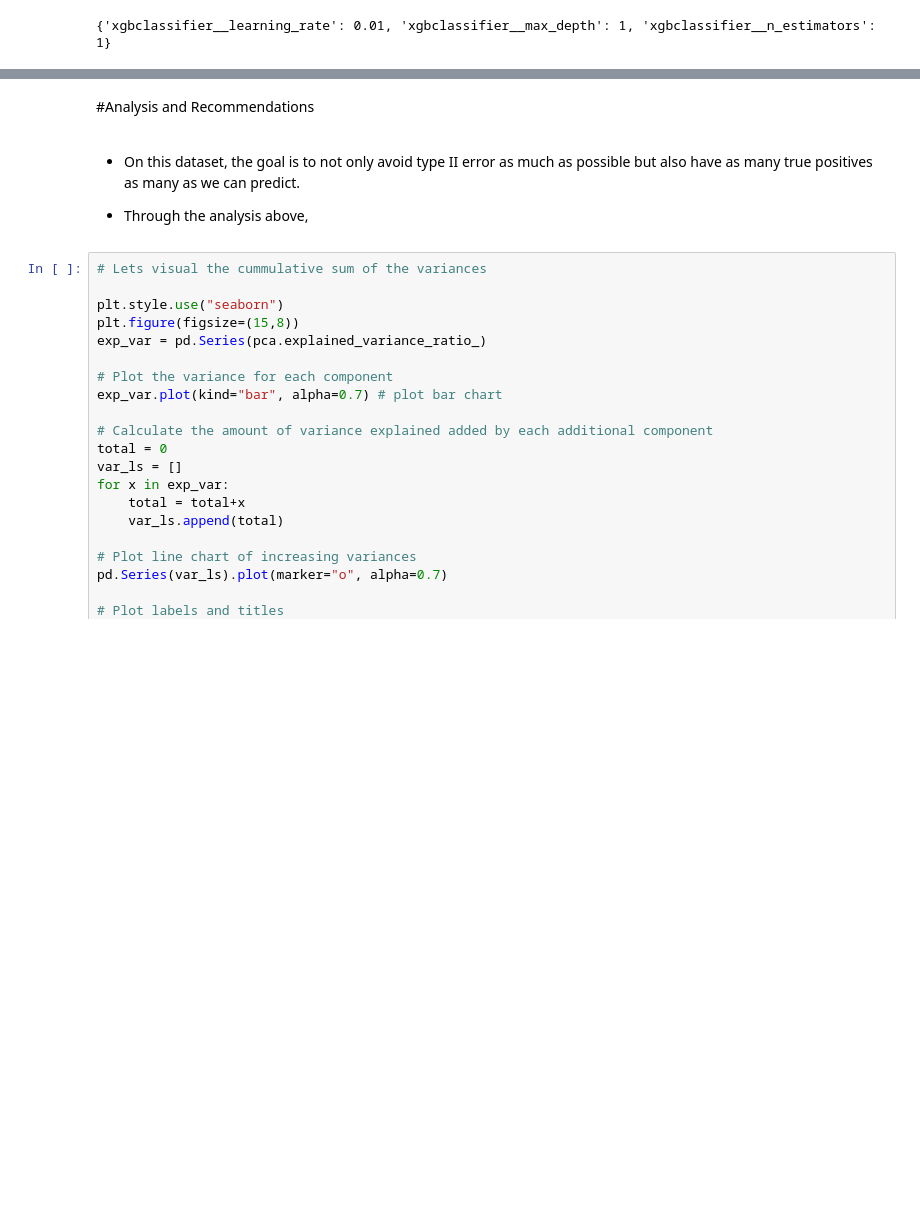
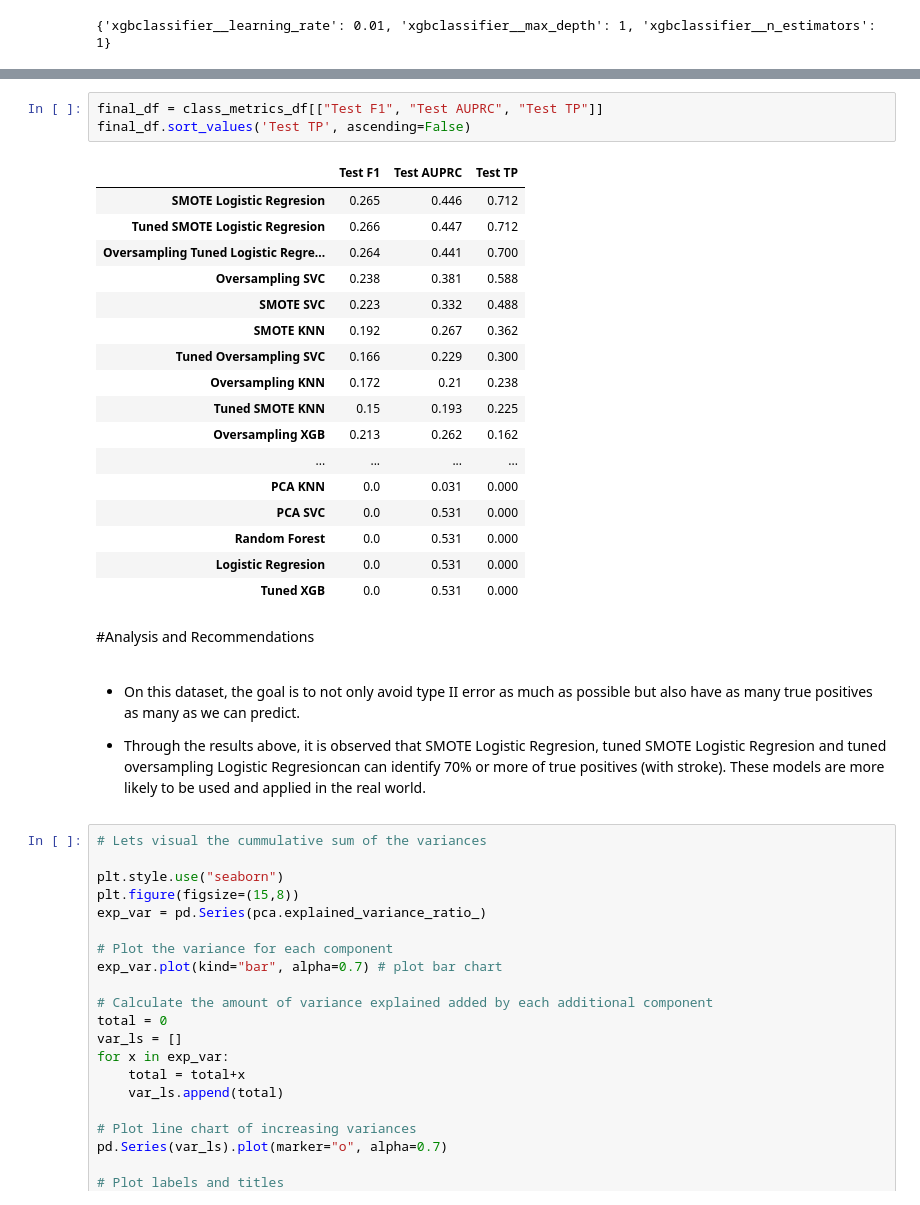
Before and after one commit to hawkeyedatatsai/Stroke-Prediction, a Jupyter notebook: Stroke_Prediction_with_PCA.ipynb, the cells around one changed output, grey strips where cells are left out. Saved outputs shown, nothing was run; the diff lists cells and outputs as text; blank space fills up the shorter version.

```diff
--- a/Stroke_Prediction_with_PCA.ipynb
+++ b/Stroke_Prediction_with_PCA.ipynb
@@ -1228,9 +1229,30 @@ class_metrics_df
+# %%
+final_df = class_metrics_df[["Test F1", "Test AUPRC", "Test TP"]]
+final_df.sort_values('Test TP', ascending=False)
+# %% [output]
+|  | Test F1 | Test AUPRC | Test TP |
+| SMOTE Logistic Regresion | 0.265 | 0.446 | 0.712 |
+| Tuned SMOTE Logistic Regresion | 0.266 | 0.447 | 0.712 |
+| Oversampling Tuned Logistic Regre... | 0.264 | 0.441 | 0.700 |
+| Oversampling SVC | 0.238 | 0.381 | 0.588 |
+| SMOTE SVC | 0.223 | 0.332 | 0.488 |
+| SMOTE KNN | 0.192 | 0.267 | 0.362 |
+| Tuned Oversampling SVC | 0.166 | 0.229 | 0.300 |
+| Oversampling KNN | 0.172 | 0.21 | 0.238 |
+| Tuned SMOTE KNN | 0.15 | 0.193 | 0.225 |
+| Oversampling XGB | 0.213 | 0.262 | 0.162 |
+| ... | ... | ... | ... |
+| PCA KNN | 0.0 | 0.031 | 0.000 |
+| PCA SVC | 0.0 | 0.531 | 0.000 |
+| Random Forest | 0.0 | 0.531 | 0.000 |
+| Logistic Regresion | 0.0 | 0.531 | 0.000 |
+| Tuned XGB | 0.0 | 0.531 | 0.000 |
 # %% [markdown]
 #Analysis and Recommendations
 # %% [markdown]
 - On this dataset, the goal is to not only avoid type II error as much as possible but also have as many true positives as many as we can predict.
 
-- Through the analysis above,
+- Through the results above, it is observed that SMOTE Logistic Regresion, tuned SMOTE Logistic Regresion and tuned oversampling Logistic Regresioncan can identify 70% or more of true positives (with stroke). These models are more likely to be used and applied in the real world.
 # %%
 # Lets visual the cummulative sum of the variances
 
```
Also changed, not shown: parts of 46 cells of this notebook.
